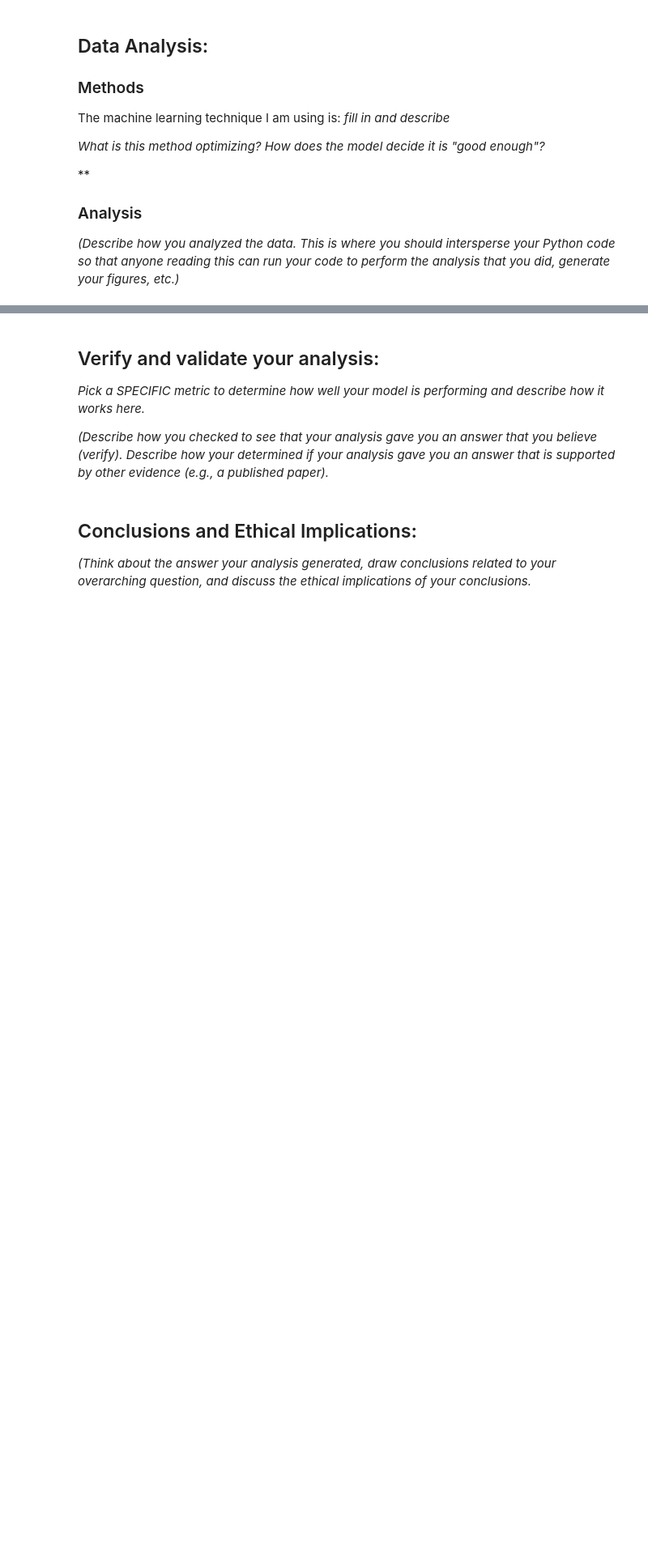
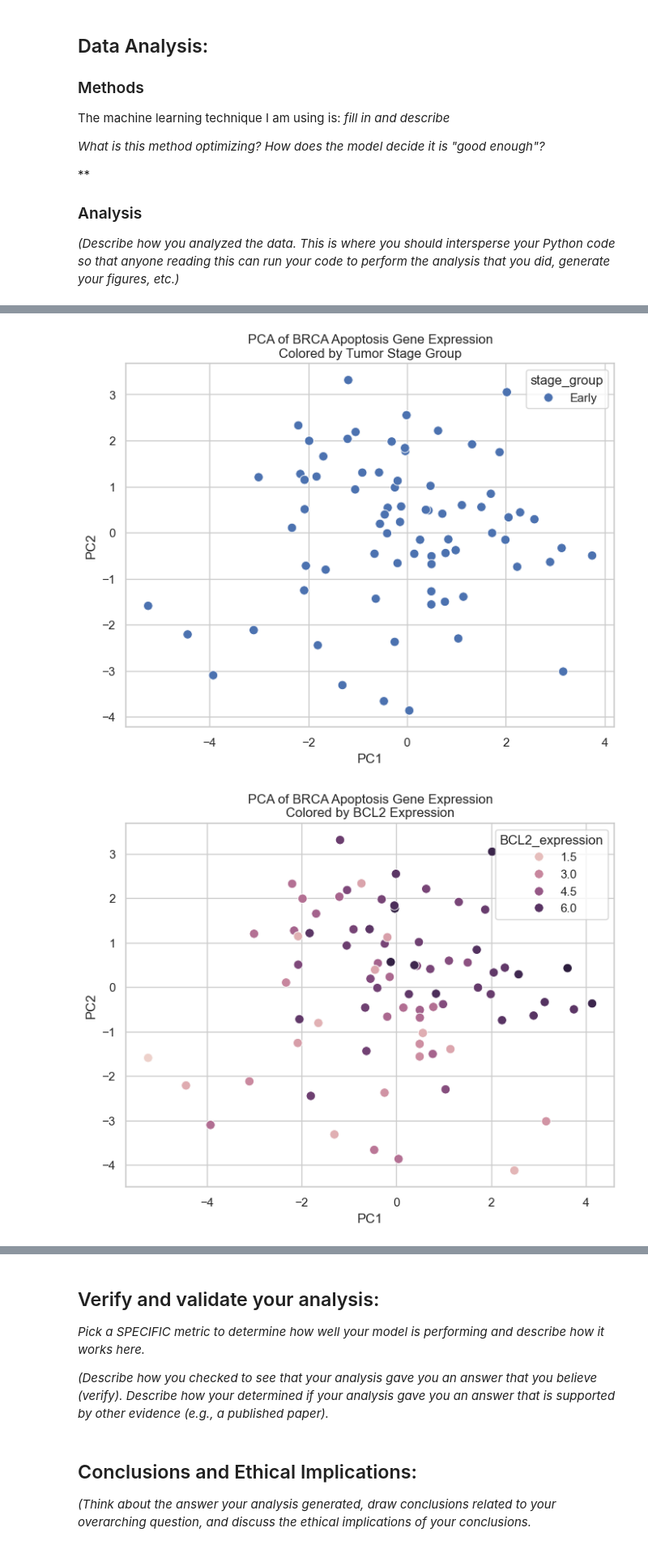
Before and after one commit to breckleytheresa13-debug/Module-4-Cancer_breckley_chen, a Jupyter notebook: code/Module 4 Template.ipynb, the cells around one changed output, grey strips where cells are left out. Shown at 81% size. Saved outputs shown, nothing was run; the diff lists cells and outputs as text; code cells hidden in the pictures; blank space fills up the shorter version.

```diff
--- a/code/Module 4 Template.ipynb
+++ b/code/Module 4 Template.ipynb
@@ -90,0 +247,22 @@ The machine learning technique I am using is: *fill in and describe*
+# %%
+# Transpose so rows = samples and columns = genes
+X = brca_data.T
+
+# Standardize the expression values
+scaler = StandardScaler()
+X_scaled = scaler.fit_transform(X)
+
+# PCA
+pca = PCA(n_components=2, random_state=42)
+X_pca = pca.fit_transform(X_scaled)
+
+pca_df = pd.DataFrame(X_pca, columns=["PC1", "PC2"], index=X.index)
+pca_df = pca_df.join(brca_metadata)
+
+# Add one key gene for coloring
+if "BCL2" in X.columns:
+    pca_df["BCL2_expression"] = X["BCL2"]
+
+print("Explained variance ratio:")
+print(pca.explained_variance_ratio_)
+pca_df.head()
@@ -90,0 +285,26 @@ The machine learning technique I am using is: *fill in and describe*
+# %%
+plt.figure(figsize=(8, 6))
+sns.scatterplot(
+    data=pca_df,
+    x="PC1",
+    y="PC2",
+    hue="stage_group",
+    s=70
+)
+plt.title("PCA of BRCA Apoptosis Gene Expression\nColored by Tumor Stage Group")
+plt.show()
+
+if "BCL2_expression" in pca_df.columns:
+    plt.figure(figsize=(8, 6))
+    sns.scatterplot(
+        data=pca_df,
+        x="PC1",
+        y="PC2",
+        hue="BCL2_expression",
+        s=70
+    )
+    plt.title("PCA of BRCA Apoptosis Gene Expression\nColored by BCL2 Expression")
+    plt.show()
+# %% [output]
+[figure, added]
+[figure, added]
```
Also changed, not shown: parts of 14 cells of this notebook.
